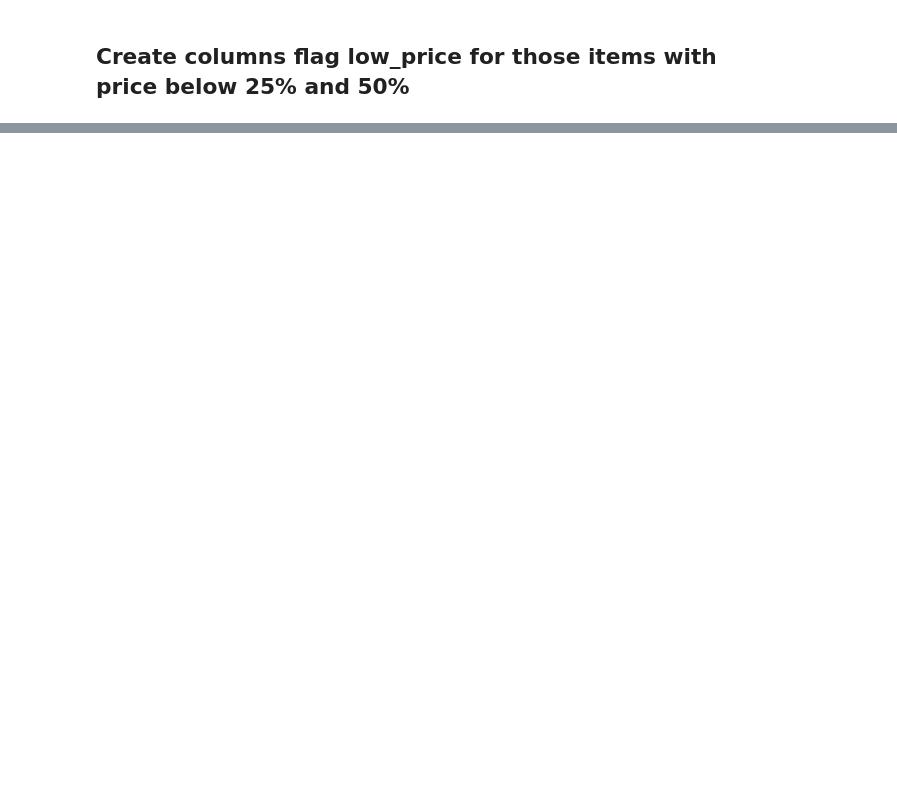
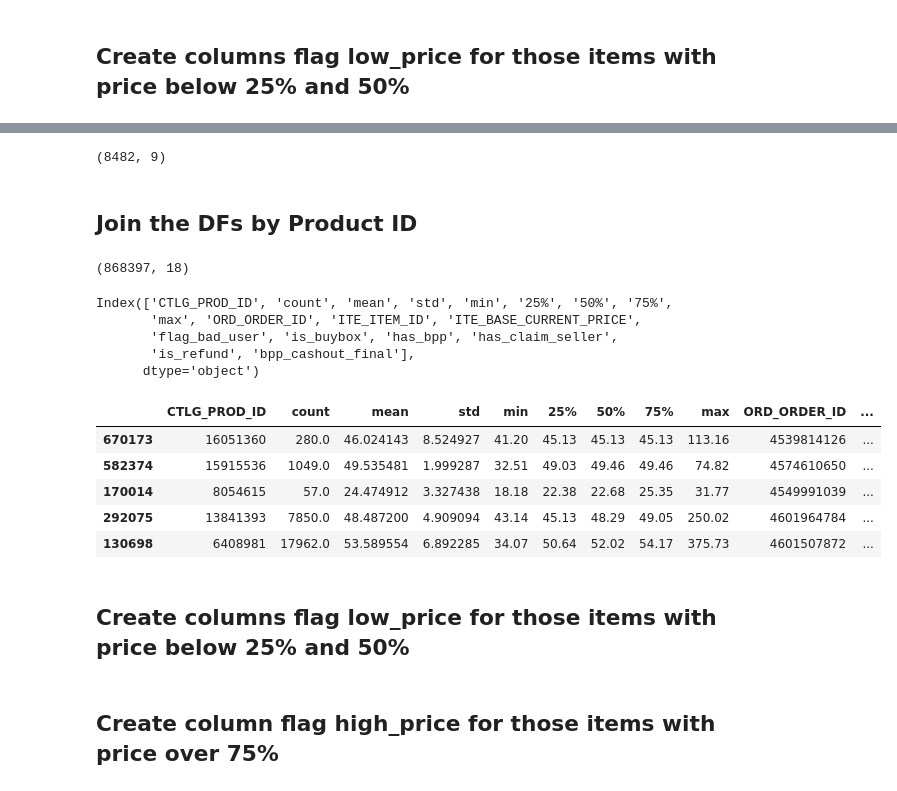
Before and after one commit to jucamuyrano/Publications-price-distribution, a Jupyter notebook: Publications.ipynb, the cells around one changed output, grey strips where cells are left out. Saved outputs shown, nothing was run; the diff lists cells and outputs as text; code cells hidden in the pictures; blank space fills up the shorter version.

```diff
--- a/Publications.ipynb
+++ b/Publications.ipynb
@@ -204,0 +295,2 @@ df_f.plot(kind='bar', figsize=(10, 6))
+# %%
+df_des=df_des.reset_index()
@@ -204,0 +306,33 @@ df_f.plot(kind='bar', figsize=(10, 6))
+# %%
+df_des.shape
+# %% [output]
+(8482, 9)
+# %% [markdown]
+## Join the DFs by Product ID
+# %%
+df = pd.merge(left = df_des, right = df_ord,
+                how = 'inner',
+                left_on='CTLG_PROD_ID', right_on='CTLG_PROD_ID')
+# %%
+df.shape
+# %% [output]
+(868397, 18)
+# %%
+df.columns
+# %% [output]
+Index(['CTLG_PROD_ID', 'count', 'mean', 'std', 'min', '25%', '50%', '75%',
+       'max', 'ORD_ORDER_ID', 'ITE_ITEM_ID', 'ITE_BASE_CURRENT_PRICE',
+       'flag_bad_user', 'is_buybox', 'has_bpp', 'has_claim_seller',
+       'is_refund', 'bpp_cashout_final'],
+      dtype='object')
+# %%
+df.sample(5)
+# %% [output]
+|  | CTLG_PROD_ID | count | mean | std | min | 25% | 50% | 75% | max | ORD_ORDER_ID | ... |
+| 670173 | 16051360 | 280.0 | 46.024143 | 8.524927 | 41.20 | 45.13 | 45.13 | 45.13 | 113.16 | 4539814126 | ... |
+| 582374 | 15915536 | 1049.0 | 49.535481 | 1.999287 | 32.51 | 49.03 | 49.46 | 49.46 | 74.82 | 4574610650 | ... |
+| 170014 | 8054615 | 57.0 | 24.474912 | 3.327438 | 18.18 | 22.38 | 22.68 | 25.35 | 31.77 | 4549991039 | ... |
+| 292075 | 13841393 | 7850.0 | 48.487200 | 4.909094 | 43.14 | 45.13 | 48.29 | 49.05 | 250.02 | 4601964784 | ... |
+| 130698 | 6408981 | 17962.0 | 53.589554 | 6.892285 | 34.07 | 50.64 | 52.02 | 54.17 | 375.73 | 4601507872 | ... |
+# %% [markdown]
+## Create columns flag low_price for those items with price below 25% and 50%
@@ -204,0 +343,2 @@ df_f.plot(kind='bar', figsize=(10, 6))
+# %% [markdown]
+## Create column flag high_price for those items with price over 75%
```
Also changed, not shown: parts of 35 cells of this notebook, 2 other files.
